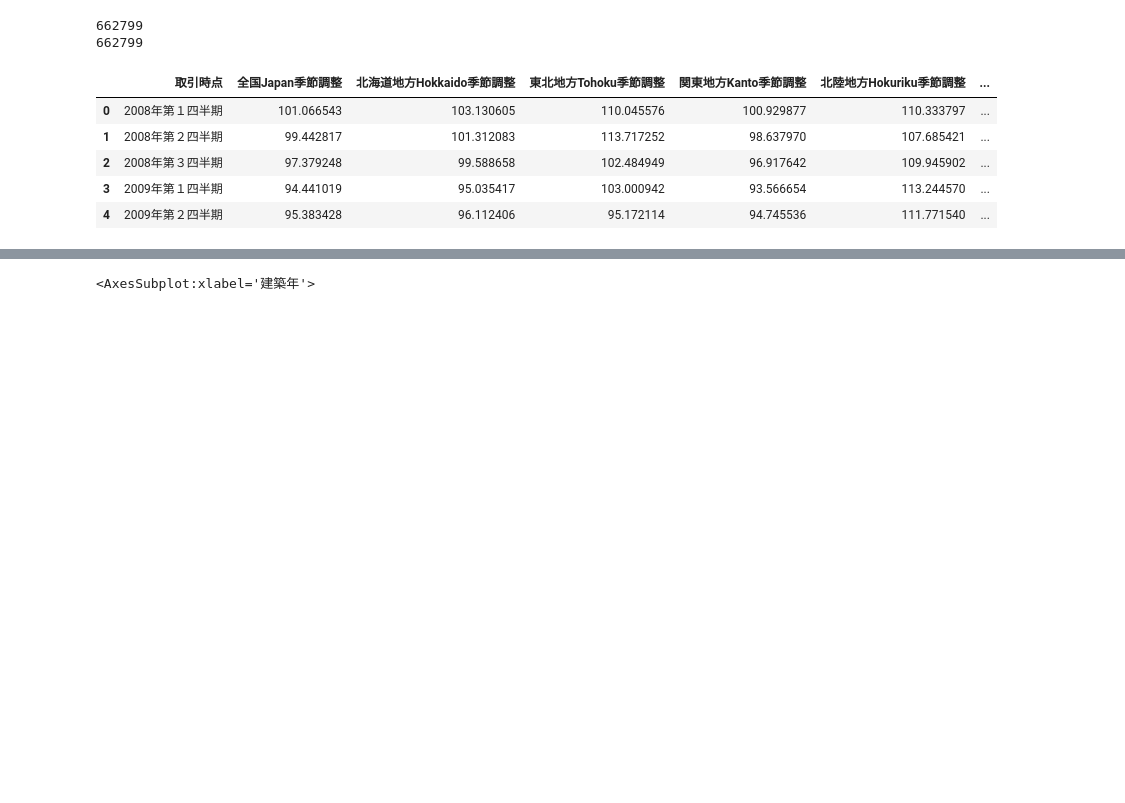
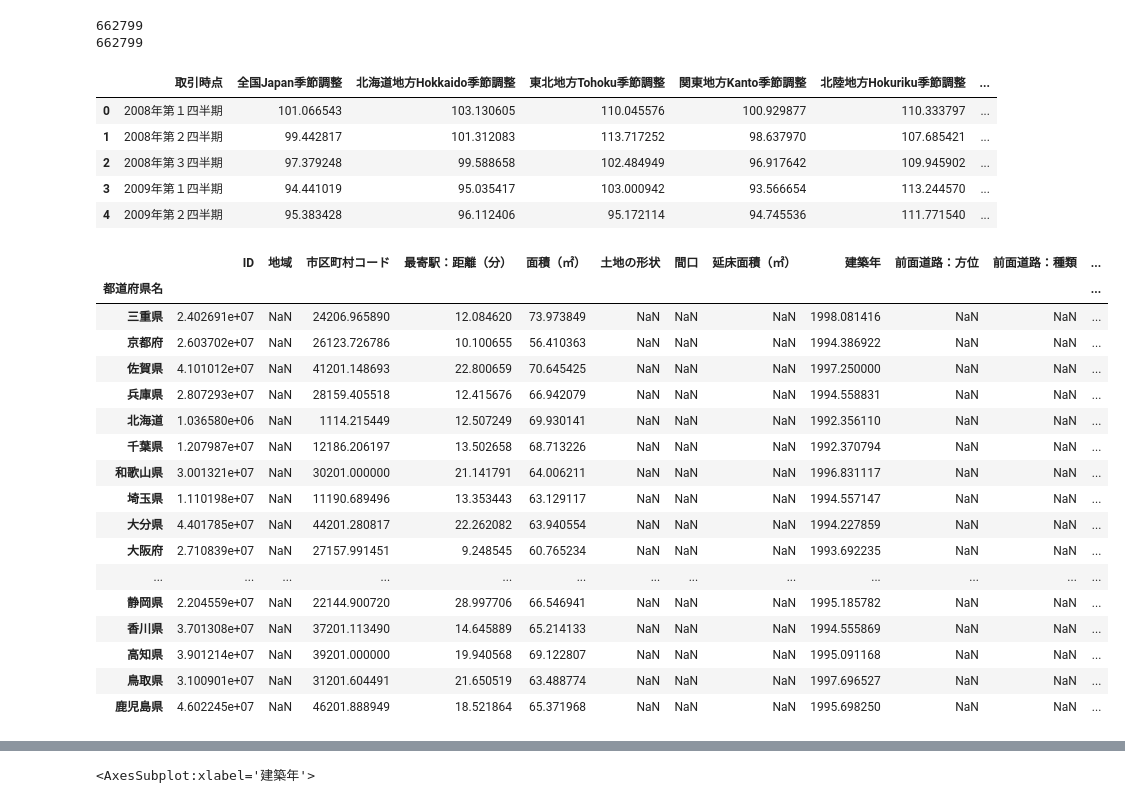
Before and after one commit to kfsky/2021-summer-second-hand-apartment-price-prediction, a Jupyter notebook: notebook/EDA.ipynb, the cells around one changed output, grey strips where cells are left out. Cells and saved outputs as stored; diff of their text form; code cells hidden in the pictures; blank space fills up the shorter version.

```diff
--- a/notebook/EDA.ipynb
+++ b/notebook/EDA.ipynb
@@ -1101,3 +1101,25 @@ pd.read_csv("../add/price_index.csv").groupby("取引時点").mean().reset_index
 | 2 | 2008年第３四半期 | 97.379248 | 99.588658 | 102.484949 | 96.917642 | 109.945902 | ... |
 | 3 | 2009年第１四半期 | 94.441019 | 95.035417 | 103.000942 | 93.566654 | 113.244570 | ... |
 | 4 | 2009年第２四半期 | 95.383428 | 96.112406 | 95.172114 | 94.745536 | 111.771540 | ... |
+# %%
+train["単位価格"] = (10 ** train["取引価格（総額）_log"]) / train["面積（㎡）"]
+train.groupby("都道府県名").mean()
+# %% [output]
+|  | ID | 地域 | 市区町村コード | 最寄駅：距離（分） | 面積（㎡） | 土地の形状 | 間口 | 延床面積（㎡） | 建築年 | 前面道路：方位 | 前面道路：種類 | ... |
+| 都道府県名 |  |  |  |  |  |  |  |  |  |  |  | ... |
+| 三重県 | 2.402691e+07 | NaN | 24206.965890 | 12.084620 | 73.973849 | NaN | NaN | NaN | 1998.081416 | NaN | NaN | ... |
+| 京都府 | 2.603702e+07 | NaN | 26123.726786 | 10.100655 | 56.410363 | NaN | NaN | NaN | 1994.386922 | NaN | NaN | ... |
+| 佐賀県 | 4.101012e+07 | NaN | 41201.148693 | 22.800659 | 70.645425 | NaN | NaN | NaN | 1997.250000 | NaN | NaN | ... |
+| 兵庫県 | 2.807293e+07 | NaN | 28159.405518 | 12.415676 | 66.942079 | NaN | NaN | NaN | 1994.558831 | NaN | NaN | ... |
+| 北海道 | 1.036580e+06 | NaN | 1114.215449 | 12.507249 | 69.930141 | NaN | NaN | NaN | 1992.356110 | NaN | NaN | ... |
+| 千葉県 | 1.207987e+07 | NaN | 12186.206197 | 13.502658 | 68.713226 | NaN | NaN | NaN | 1992.370794 | NaN | NaN | ... |
+| 和歌山県 | 3.001321e+07 | NaN | 30201.000000 | 21.141791 | 64.006211 | NaN | NaN | NaN | 1996.831117 | NaN | NaN | ... |
+| 埼玉県 | 1.110198e+07 | NaN | 11190.689496 | 13.353443 | 63.129117 | NaN | NaN | NaN | 1994.557147 | NaN | NaN | ... |
+| 大分県 | 4.401785e+07 | NaN | 44201.280817 | 22.262082 | 63.940554 | NaN | NaN | NaN | 1994.227859 | NaN | NaN | ... |
+| 大阪府 | 2.710839e+07 | NaN | 27157.991451 | 9.248545 | 60.765234 | NaN | NaN | NaN | 1993.692235 | NaN | NaN | ... |
+| ... | ... | ... | ... | ... | ... | ... | ... | ... | ... | ... | ... | ... |
+| 静岡県 | 2.204559e+07 | NaN | 22144.900720 | 28.997706 | 66.546941 | NaN | NaN | NaN | 1995.185782 | NaN | NaN | ... |
+| 香川県 | 3.701308e+07 | NaN | 37201.113490 | 14.645889 | 65.214133 | NaN | NaN | NaN | 1994.555869 | NaN | NaN | ... |
+| 高知県 | 3.901214e+07 | NaN | 39201.000000 | 19.940568 | 69.122807 | NaN | NaN | NaN | 1995.091168 | NaN | NaN | ... |
+| 鳥取県 | 3.100901e+07 | NaN | 31201.604491 | 21.650519 | 63.488774 | NaN | NaN | NaN | 1997.696527 | NaN | NaN | ... |
+| 鹿児島県 | 4.602245e+07 | NaN | 46201.888949 | 18.521864 | 65.371968 | NaN | NaN | NaN | 1995.698250 | NaN | NaN | ... |
```
Also changed, not shown: parts of 5 cells of this notebook, 1 other file.
